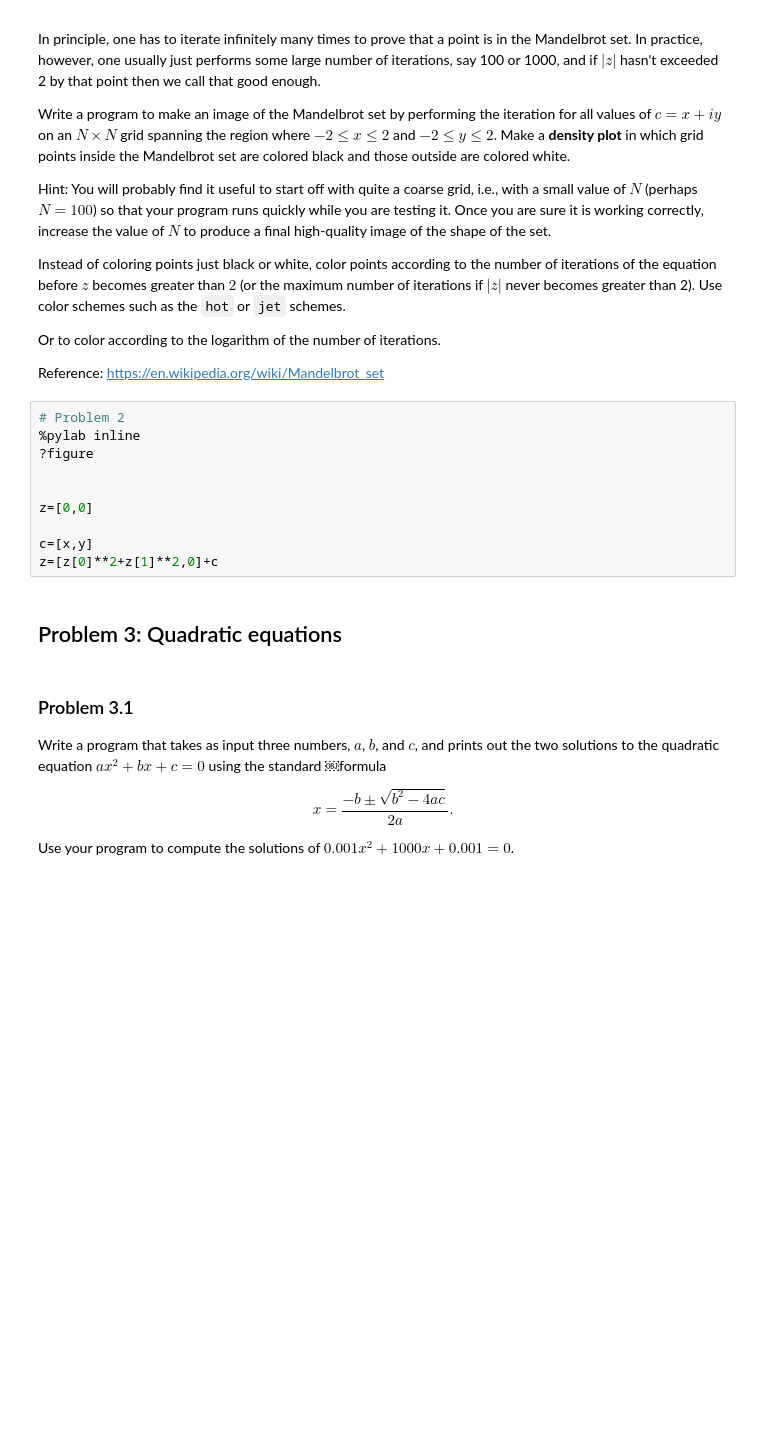
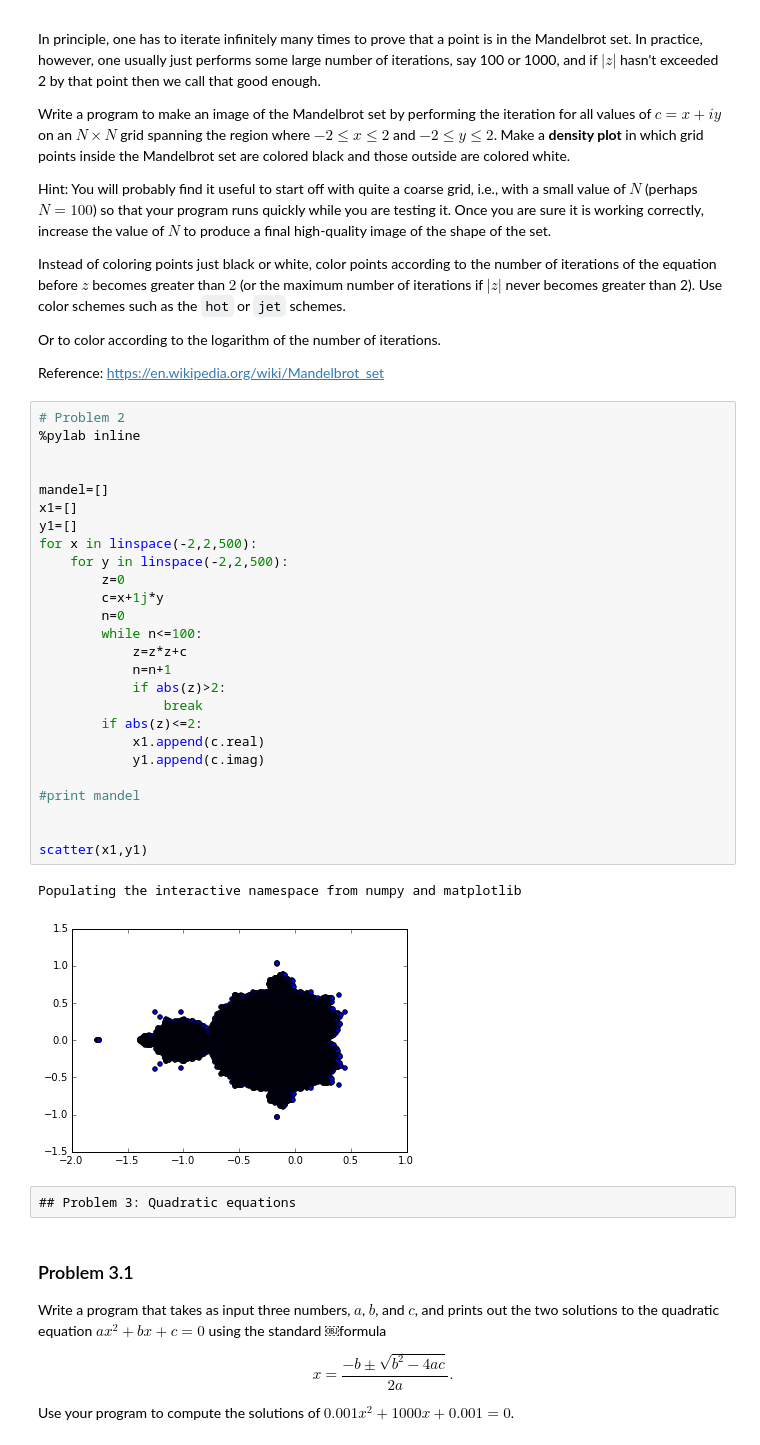
Before and after one commit to pcchen/NTHU10320PHYS290000, a Jupyter notebook: student/100022107/Homework3.ipynb, the cells around one changed output. Drawn from its saved outputs; the diff is of its cells as text; blank space fills up the shorter version.

```diff
--- a/student/100022107/Homework3.ipynb
+++ b/student/100022107/Homework3.ipynb
@@ -69,18 +80,37 @@ Instead of coloring points just black or white, color points according to the nu
 Or to color according to the logarithm of the number of iterations.
 
 Reference: https://en.wikipedia.org/wiki/Mandelbrot_set
-# %%
-# Problem 2
-%pylab inline
-?figure
-
-
-z=[0,0]
-
-c=[x,y]
-z=[z[0]**2+z[1]**2,0]+c
-# %% [markdown]
-## Problem 3: Quadratic equations
+# %%
+# Problem 2
+%pylab inline
+
+
+mandel=[]
+x1=[]
+y1=[]
+for x in linspace(-2,2,500):
+    for y in linspace(-2,2,500):
+        z=0
+        c=x+1j*y
+        n=0
+        while n<=100:
+            z=z*z+c
+            n=n+1
+            if abs(z)>2:
+                break
+        if abs(z)<=2:
+            x1.append(c.real)
+            y1.append(c.imag)
+
+#print mandel
+
+
+scatter(x1,y1)
+# %% [output]
+Populating the interactive namespace from numpy and matplotlib
+[figure, added]
+# %% [raw]
+## Problem 3: Quadratic equations
 # %% [markdown]
 ### Problem 3.1
 
```
Also changed, not shown: parts of 2 cells of this notebook.
